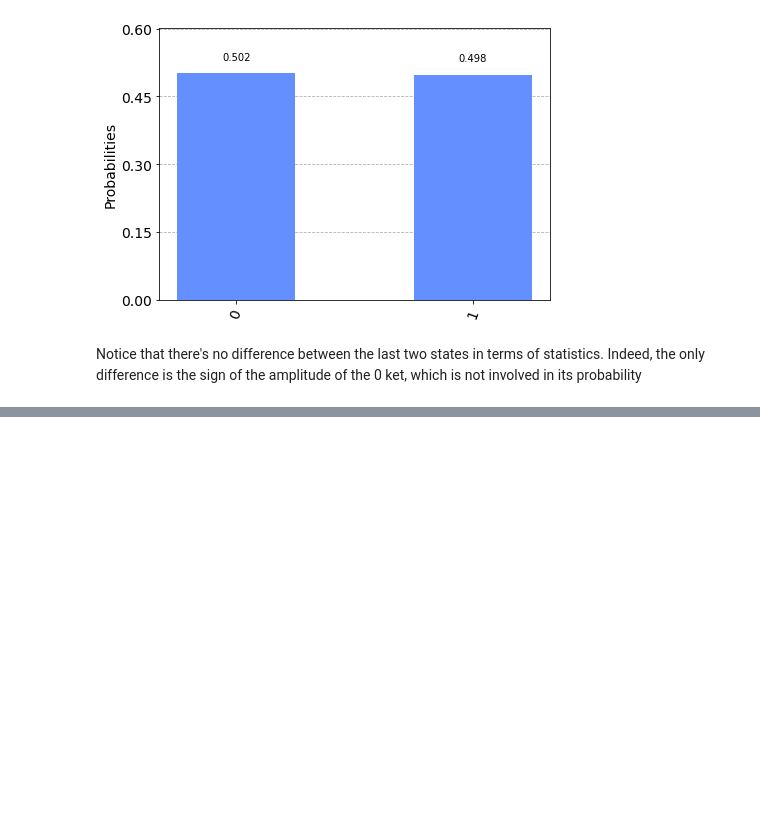
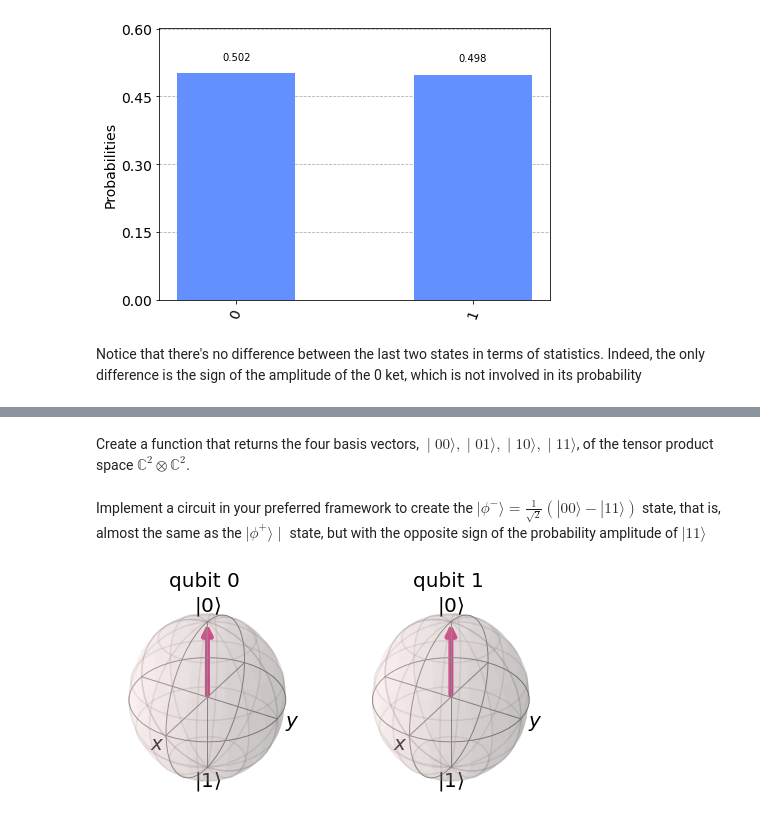
Before and after one commit to GiuliaLanzillotta/My-ML-exercises, a Jupyter notebook: Intro_to_quantum_computing.ipynb, the cells around one changed output, grey strips where cells are left out. Saved outputs shown, nothing was run; the diff lists cells and outputs as text; code cells hidden in the pictures; blank space fills up the shorter version.

```diff
--- a/Intro_to_quantum_computing.ipynb
+++ b/Intro_to_quantum_computing.ipynb
@@ -124,0 +139,2 @@ Notice that there's no difference between the last two states in terms of statis
+# %% [markdown]
+Create a function that returns the four basis vectors, $∣00⟩ ,∣01⟩ , ∣10⟩ , ∣11⟩$, of the tensor product space $\mathbb{C}^2\otimes\mathbb{C}^2$.
@@ -124,0 +157,9 @@ Notice that there's no difference between the last two states in terms of statis
+# %% [markdown]
+ Implement a circuit in your preferred framework to create the $|\phi^-\rangle = \frac{1}{\sqrt{2}}(|00\rangle-|11\rangle)$ state, that is, almost the same as the $|\phi^+\rangle∣$ state, but with the opposite sign of the probability amplitude of $|11\rangle$
+# %%
+# Just creating the qubits
+circuit = QuantumCircuit(2,2)
+job = execute(circuit, backend_statevector)
+plot_bloch_multivector(job.result().get_statevector())
+# %% [output]
+[figure, added]
```
Also changed, not shown: parts of 13 cells of this notebook.
